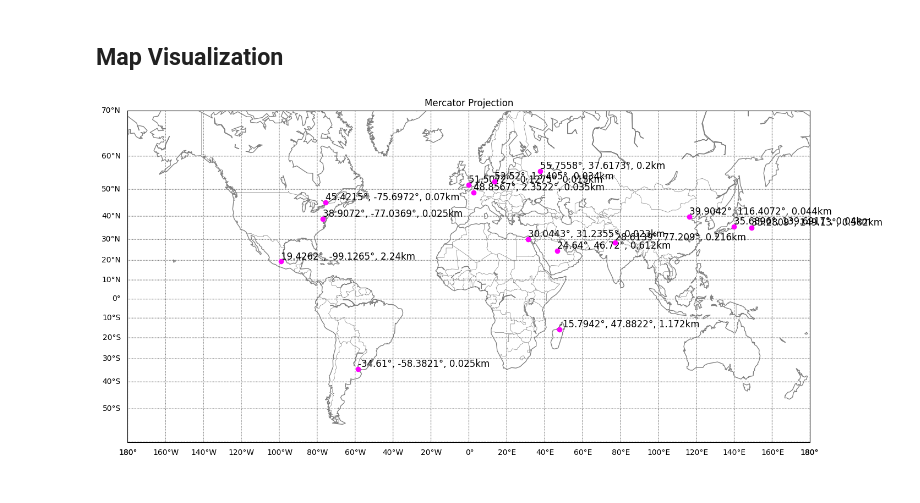
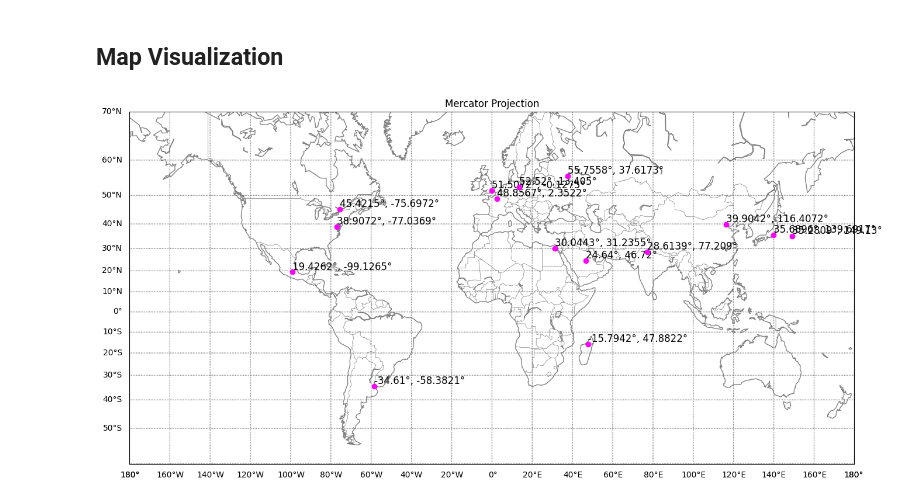
Before and after one commit to mweglowski/geo_circuit_calculation, a Jupyter notebook: main.ipynb, the cells around one changed output. Cells and saved outputs as stored; diff of their text form; code cells hidden in the pictures.

```diff
--- a/main.ipynb
+++ b/main.ipynb
@@ -320,33 +320,33 @@ def visualize_points(points: list[tuple[float, float, float]]) -> None:
     # Creating a Mercator map specifying projection='merc' using Basemap
     m = Basemap(projection='merc', llcrnrlat=-60, urcrnrlat=70, llcrnrlon=-180, urcrnrlon=180, lat_ts=20, resolution='c')
 
     # Drawing coastlines and country boundaries
     m.drawcoastlines(color='gray')
     m.drawcountries(color='gray')
 
     # Drawing latitude and longitude lines
     m.drawparallels(range(-90, 91, 10), labels=[1, 0, 0, 0], color='gray')
     m.drawmeridians(range(-180, 181, 20), labels=[0, 0, 0, 1], color='gray')
 
     # Loop through each point and plot
-    for longitude, latitude, height in points:
+    for longitude, latitude, _ in points:
         # Converting longitude and latitude to x and y coordinates for the map
         x, y = m(latitude, longitude)
 
         # Plotting point using matplotlib's scatter plot in magenta color
         m.scatter(x, y, marker='o', color='magenta', zorder=5)
 
         # Labeling the point with its coordinates and height
-        label = f"{longitude}°, {latitude}°, {height}km"
+        label = f"{longitude}°, {latitude}°"
         plt.text(x, y, label, color='black', fontsize=12, ha='left', va='bottom')
 
     # Showing the plot
     plt.title('Mercator Projection')
     plt.show()
 
 # Warsaw
 # points = [(52.2372, 21.0185, 0.3)]
 
 visualize_points(points)
 # %% [output]
-[figure, old version]
+[figure, new version]
```
Also changed, not shown: 1 other file.
